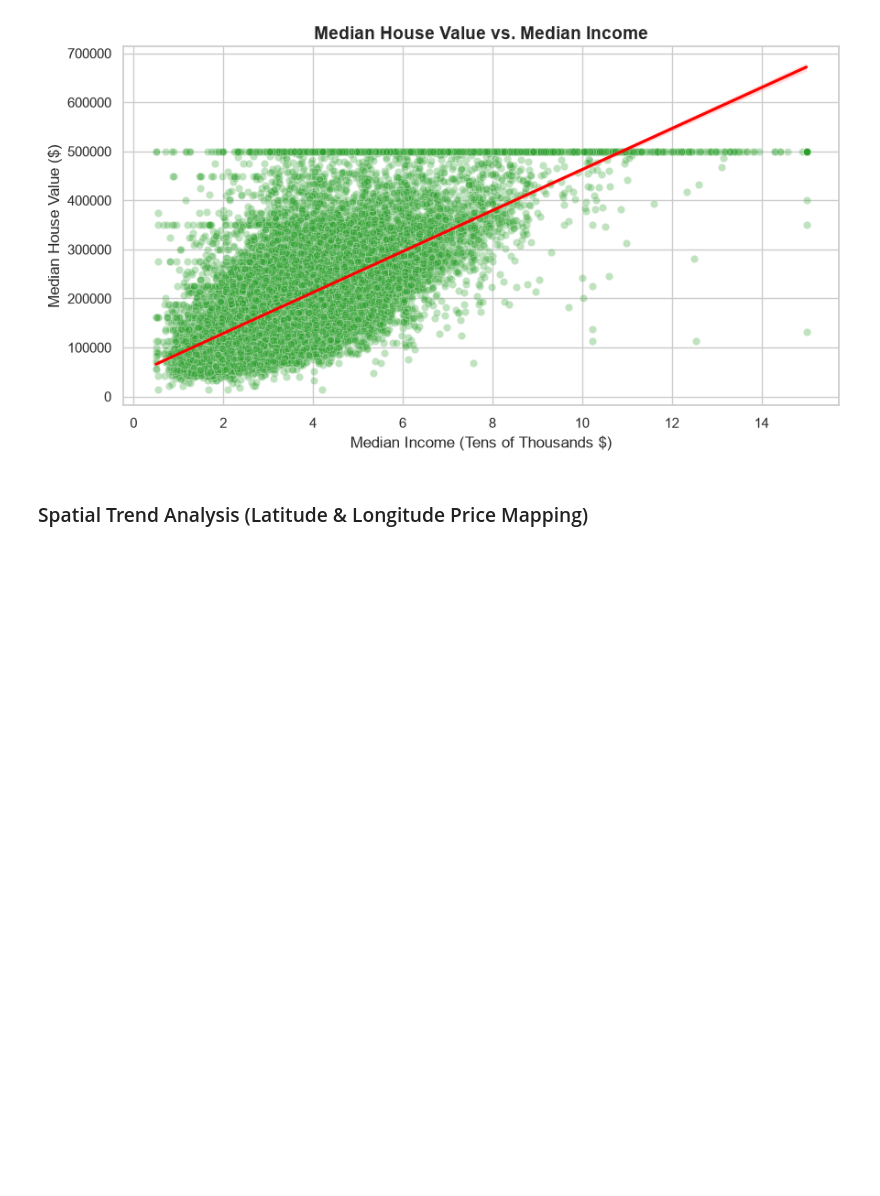
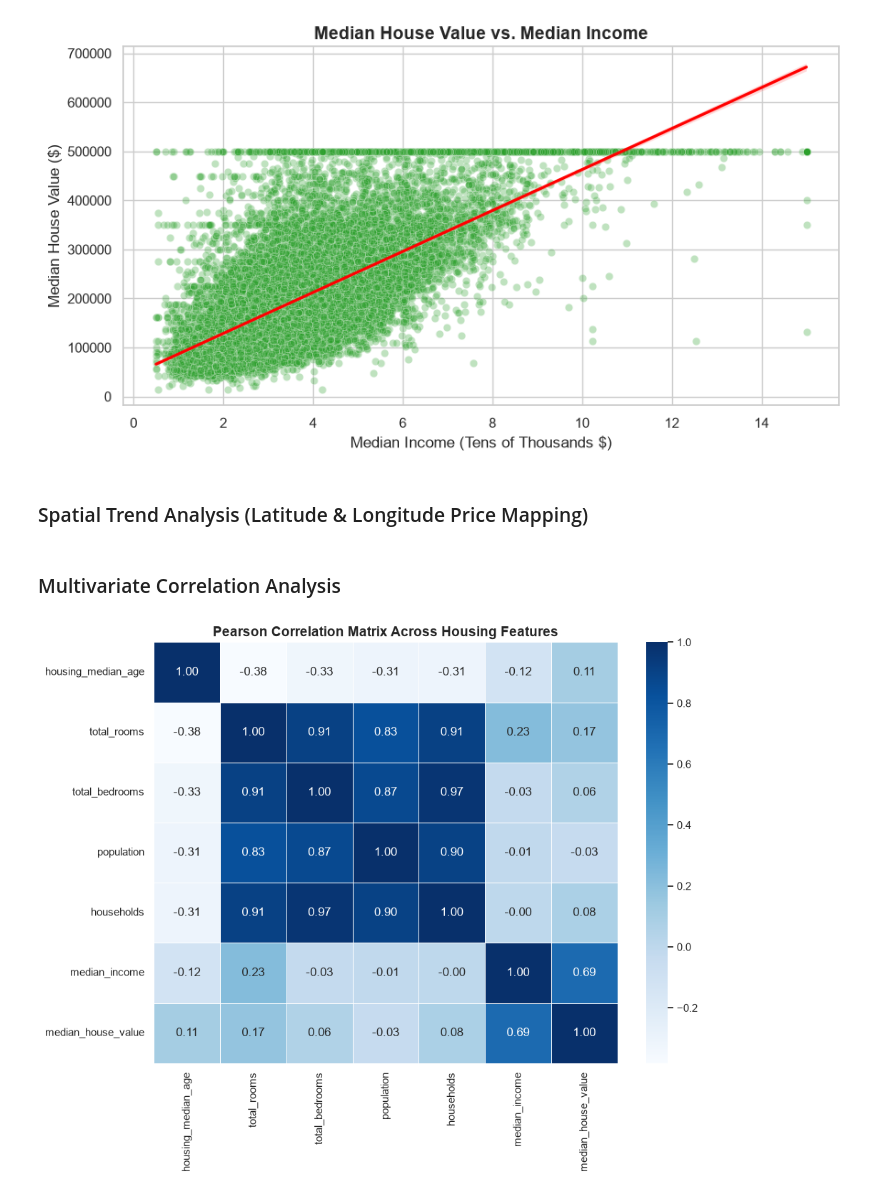
Before and after one commit to OmegaVariant999/housing-predictions, a Jupyter notebook: eda-visulaize.ipynb, the cells around one changed output. Cells and saved outputs as stored; diff of their text form; code cells hidden in the pictures; blank space fills up the shorter version.

Commit message:
Multivariate Correlation Analysis

```diff
--- a/eda-visulaize.ipynb
+++ b/eda-visulaize.ipynb
@@ -56,3 +56,19 @@ plt.ylabel("Latitude", fontsize=12)
 plt.tight_layout()
 plt.savefig("eda_spatial_price_map.png", dpi=300)
 plt.show()
+# %% [markdown]
+### Multivariate Correlation Analysis
+# %%
+plt.figure(figsize=(10, 8))
+numeric_cols = [
+    "housing_median_age", "total_rooms", "total_bedrooms",
+    "population", "households", "median_income", "median_house_value"
+]
+corr_matrix = df[numeric_cols].corr()
+sns.heatmap(corr_matrix, annot=True, cmap="Blues", fmt=".2f", linewidths=0.5)
+plt.title("Pearson Correlation Matrix Across Housing Features", fontsize=14, weight="bold")
+plt.tight_layout()
+plt.savefig("eda_correlation_heatmap.png", dpi=300)
+plt.show()
+# %% [output]
+[figure, added]
```
Also changed, not shown: 1 other file.
